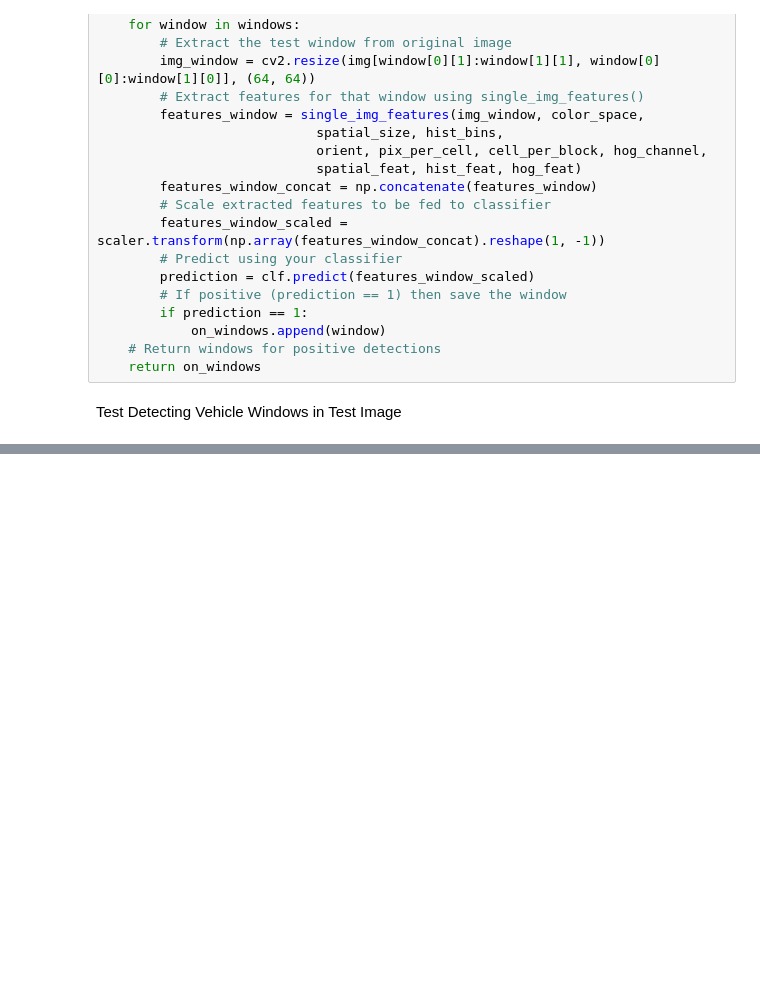
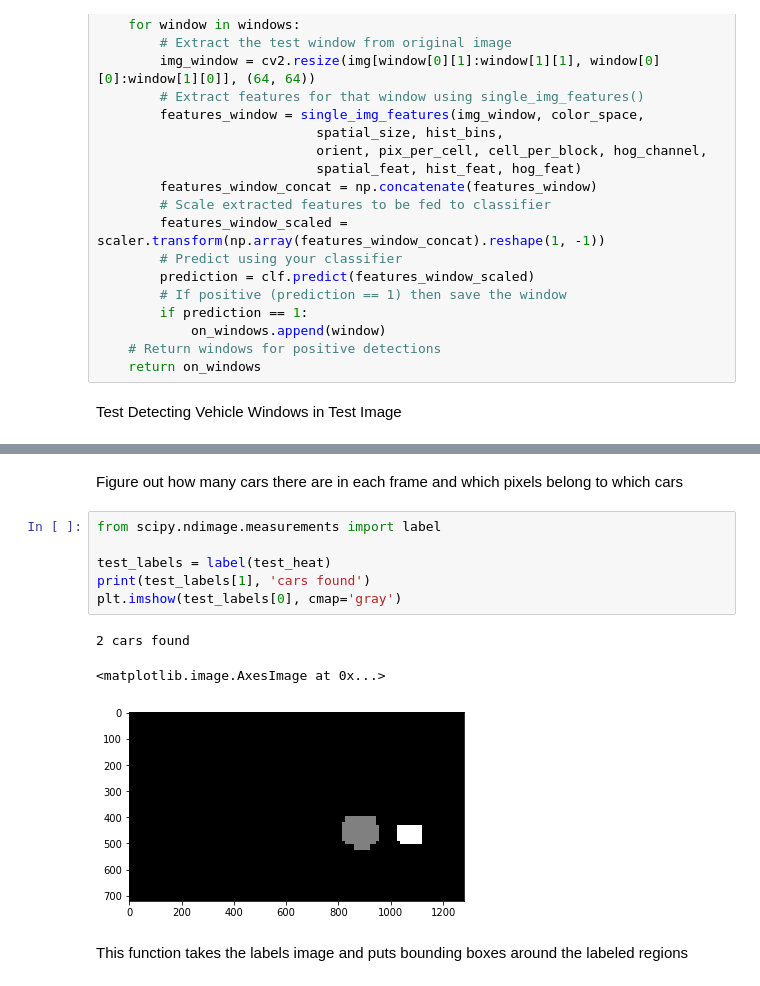
Before and after one commit to vinny-palumbo/AutonomousCars-VehicleDetection, a Jupyter notebook: pipeline.ipynb, the cells around one changed output, grey strips where cells are left out. Saved outputs shown, nothing was run; the diff lists cells and outputs as text; blank space fills up the shorter version.

```diff
--- a/pipeline.ipynb
+++ b/pipeline.ipynb
@@ -612,0 +652,14 @@ C:\Users\Vincent\Miniconda3\envs\carnd-term1\lib\site-packages\skimage\feature\_
+# %% [markdown]
+Figure out how many cars there are in each frame and which pixels belong to which cars
+# %%
+from scipy.ndimage.measurements import label
+
+test_labels = label(test_heat)
+print(test_labels[1], 'cars found')
+plt.imshow(test_labels[0], cmap='gray')
+# %% [output]
+2 cars found
+<matplotlib.image.AxesImage at 0x...>
+[figure, added]
+# %% [markdown]
+ This function takes the labels image and puts bounding boxes around the labeled regions
```
Also changed, not shown: parts of 12 cells of this notebook.
